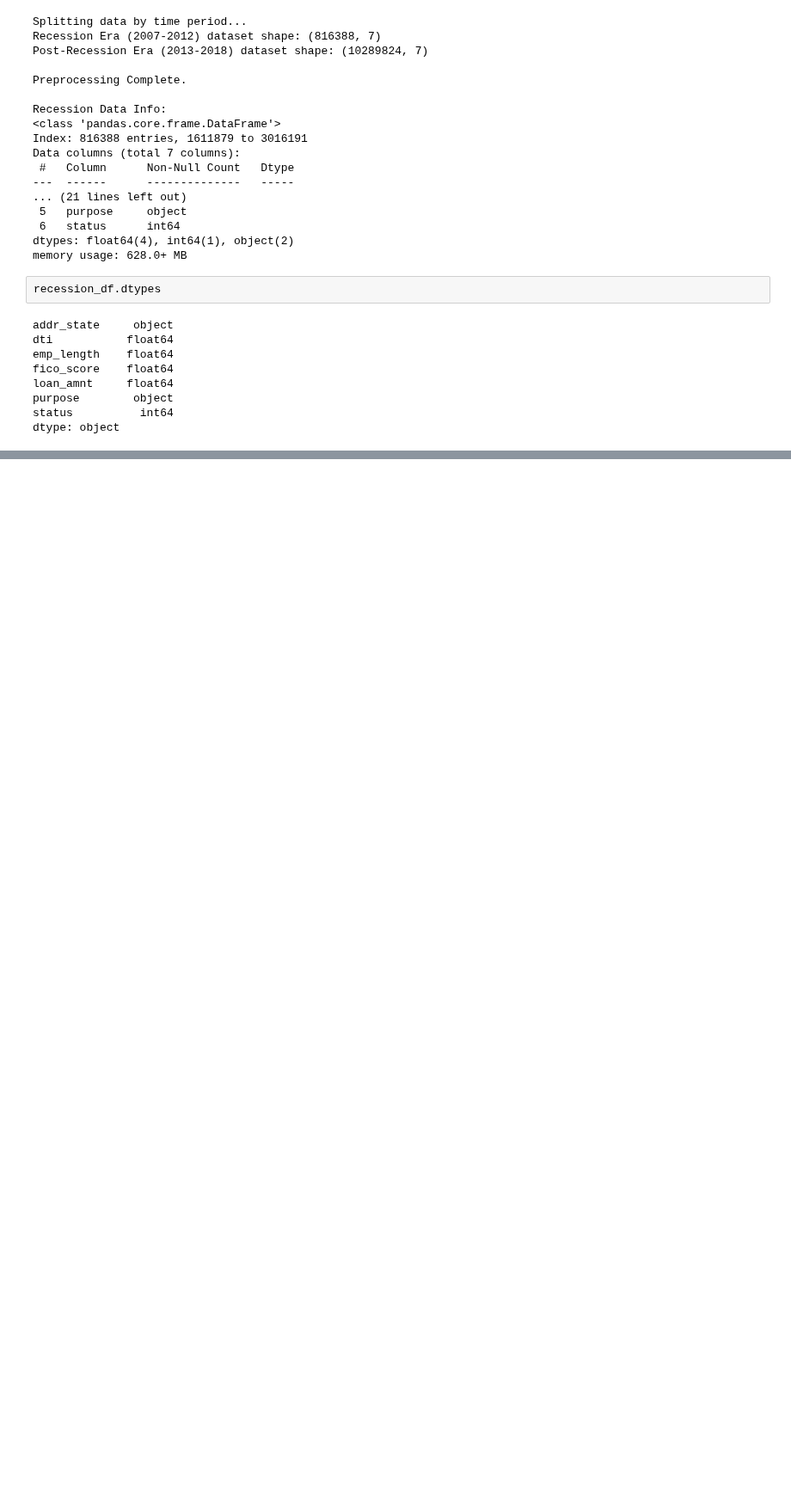
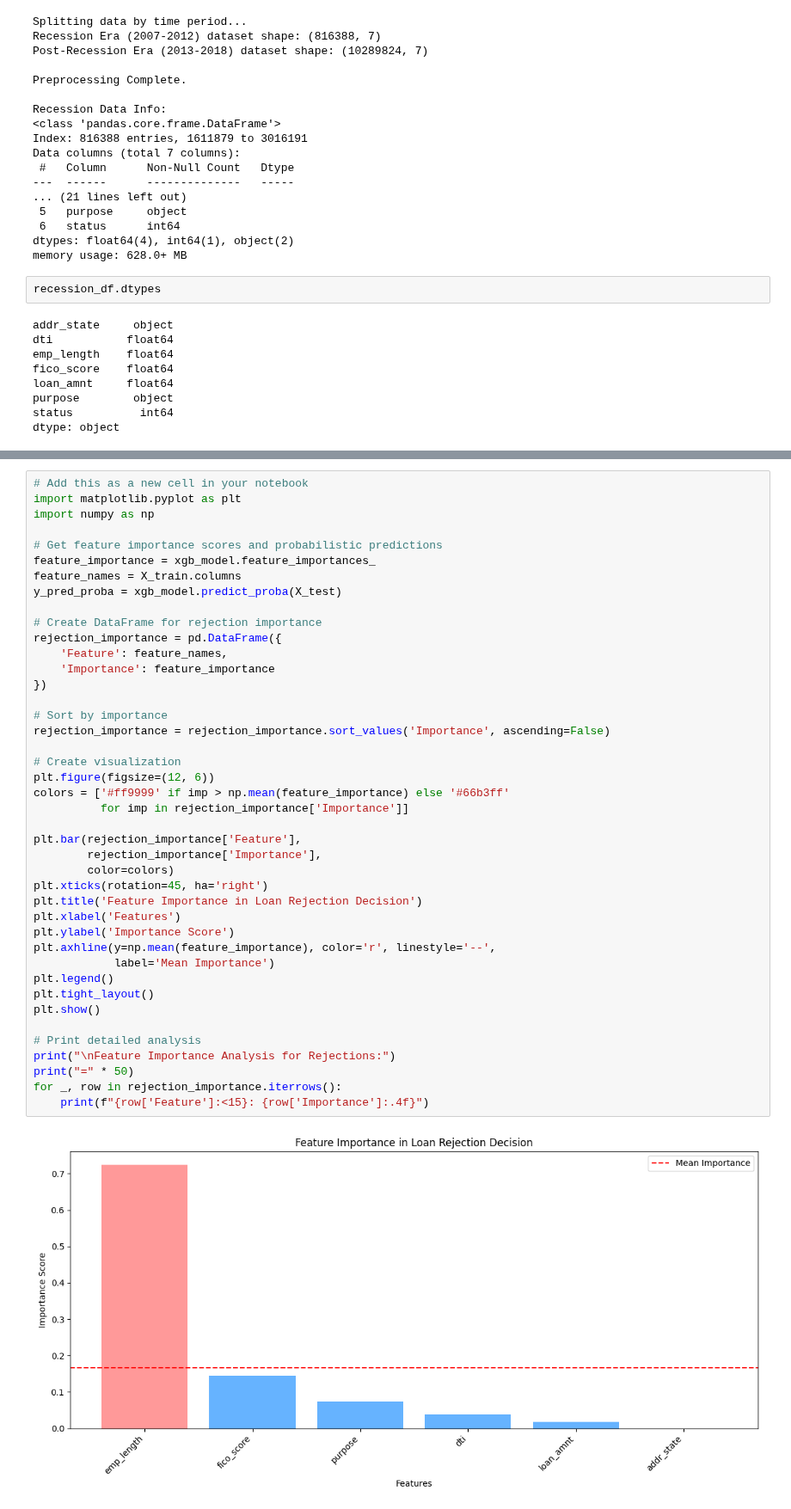
Before and after one commit to cedergrund/CSCI4622Project, a Jupyter notebook: checkincode.ipynb, the cells around one changed output, grey strips where cells are left out. Shown at 86% size. Saved outputs shown, nothing was run; the diff lists cells and outputs as text; blank space fills up the shorter version.

```diff
--- a/checkincode.ipynb
+++ b/checkincode.ipynb
@@ -328,0 +470,44 @@ dtype: object
+# %%
+# Add this as a new cell in your notebook
+import matplotlib.pyplot as plt
+import numpy as np
+
+# Get feature importance scores and probabilistic predictions
+feature_importance = xgb_model.feature_importances_
+feature_names = X_train.columns
+y_pred_proba = xgb_model.predict_proba(X_test)
+
+# Create DataFrame for rejection importance
+rejection_importance = pd.DataFrame({
+    'Feature': feature_names,
+    'Importance': feature_importance
+})
+
+# Sort by importance
+rejection_importance = rejection_importance.sort_values('Importance', ascending=False)
+
+# Create visualization
+plt.figure(figsize=(12, 6))
+colors = ['#ff9999' if imp > np.mean(feature_importance) else '#66b3ff'
+          for imp in rejection_importance['Importance']]
+
+plt.bar(rejection_importance['Feature'],
+        rejection_importance['Importance'],
+        color=colors)
+plt.xticks(rotation=45, ha='right')
+plt.title('Feature Importance in Loan Rejection Decision')
+plt.xlabel('Features')
+plt.ylabel('Importance Score')
+plt.axhline(y=np.mean(feature_importance), color='r', linestyle='--',
+            label='Mean Importance')
+plt.legend()
+plt.tight_layout()
+plt.show()
+
+# Print detailed analysis
+print("\nFeature Importance Analysis for Rejections:")
+print("=" * 50)
+for _, row in rejection_importance.iterrows():
+    print(f"{row['Feature']:<15}: {row['Importance']:.4f}")
+# %% [output]
+[figure, added]
```
Also changed, not shown: parts of 4 cells of this notebook.
